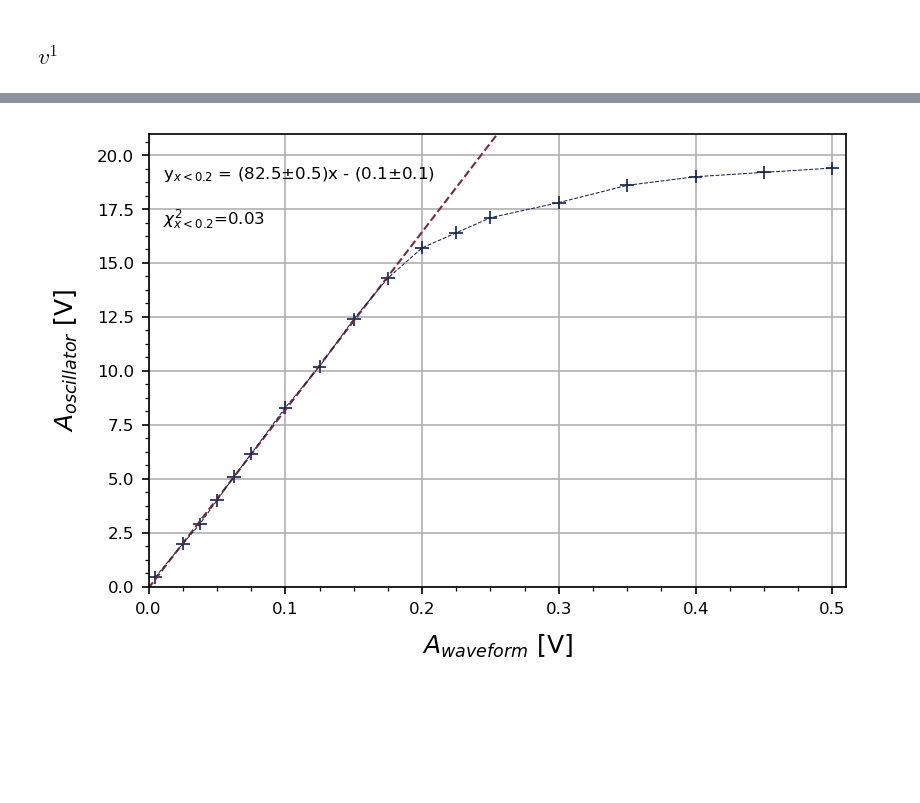
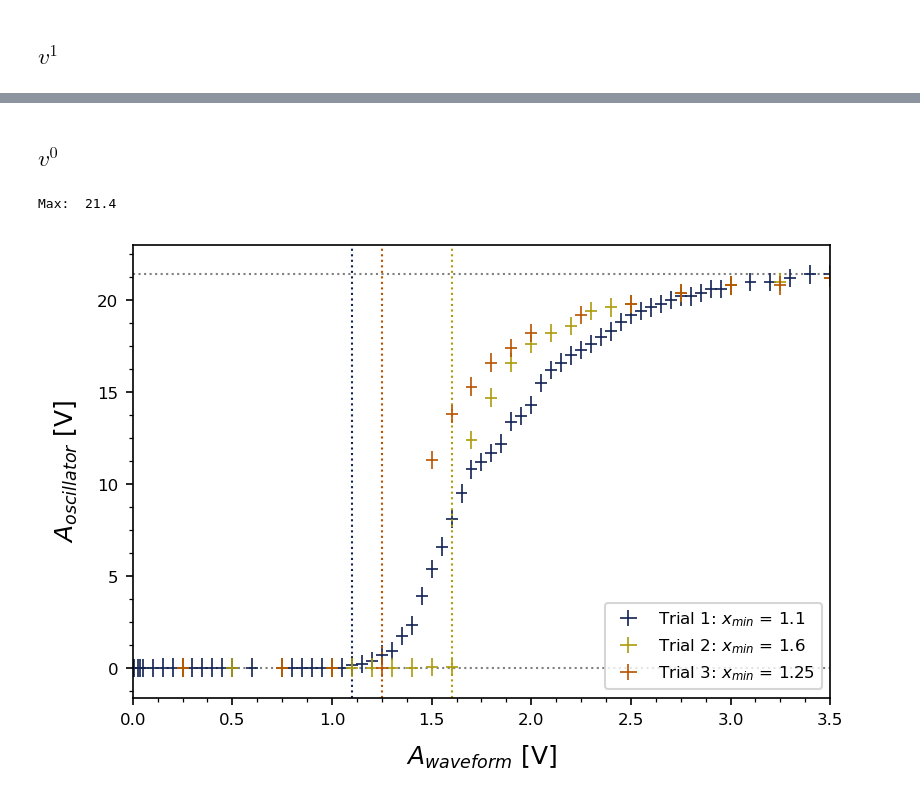
Before and after one commit to parallax-xallaraq/PHSX616, a Jupyter notebook: Lab3 - Torsional Oscillator/Code/Fitting.ipynb, the cells around one changed output, grey strips where cells are left out. Saved outputs shown, nothing was run; the diff lists cells and outputs as text; code cells hidden in the pictures; blank space fills up the shorter version.

```diff
--- a/Lab3 - Torsional Oscillator/Code/Fitting.ipynb
+++ b/Lab3 - Torsional Oscillator/Code/Fitting.ipynb
@@ -17,7 +17,12 @@ path_data = 'C:\\Users\\polar\\OneDrive - The University of Kansas\\PHSX 616\\Gi
 filenames: dict[str,str] = {
    'Resonance Vpp=5'    : path_data + 'ResonanceVpp5.csv',
    'Resonance Vpp=0.25' : path_data + 'ResonanceVpp025.csv',
-   'V1 Ain-Aout'        : path_data + 'V1VarVpp.csv',
+   'V1 Ain-Aout t1'     : path_data + 'V1VarVpp.csv',
+   'V1 Ain-Aout t2'     : path_data + 'V1VarVpp_trial2.csv',
+   'V0 Ain-Aout t1'     : path_data + 'V0VarVpp_trial1.csv',
+   'V0 Ain-Aout t2'     : path_data + 'V0VarVpp_trial2.csv',
+   'V0 Ain-Aout t3'     : path_data + 'V0VarVpp_trial3.csv',
+   'V0 Ain-Aout t4'     : path_data + 'V0VarVpp_trial4.csv',
 } # t==trial
 
 tables: dict[str, dict[str, np.array]] = my.UnpackAllTables(filenames)
@@ -186 +272,3 @@ Q:       1.7910392609699681
+# %% [markdown]
+## $v^0$
 # %%
@@ -234,19 +319,34 @@ def PlotXmanyY_LinearFit(
     if(fileName != '') : my.Save(fileName)
     plt.show()
 # %%
-PlotXmanyY_LinearFit(
-    x = tables['V1 Ain-Aout']['input Amp. [V]'],
-    y  = [tables['V1 Ain-Aout']['Output Amp. [V]']],
-    yleg = [None],
-    c =[colors[0]],
-    xerr = 0.005,    # error on x axis
-    yerr = 0.3,    # error on y axis
-    xlim = (0,.51),
-    ylim=(0,21),
+PlotXmanyY(
+    x = [
+         tables['V0 Ain-Aout t1']['input Amp. [V]'],
+         tables['V0 Ain-Aout t2']['input Amp. [V]'],
+         tables['V0 Ain-Aout t4']['input Amp. [V]']
+         ],
+    y  = [
+          tables['V0 Ain-Aout t1']['Output Amp. [V]'],
+          tables['V0 Ain-Aout t2']['Output Amp. [V]'],
+          tables['V0 Ain-Aout t4']['Output Amp. [V]']
+          ],
+    v = [
+        1.1,
+        1.6,
+        1.25,
+        ],
+    yleg = ['Trial 1', 'Trial 2', 'Trial 3',],
+    c =[colors[0],colors[2],colors[3]],
+    c_fit =[colors[0],colors[2],colors[3]],
+    xerr = 0.03,    # error on x axis
+    yerr = 0.5,    # error on y axis
+    xlim = (0,3.5),
+    # ylim=(0,21),
     xlab = '$A_{waveform}$ [V]', # label on x axis
     ylab = '$A_{oscillator}$ [V]', # label on y axis
-    linestyle = '--',   # style of xy curve line
-    fileName = path_fig+'v1_AinAout_linearFit.png'  # filename to save the figure as
+    linestyle = '',   # style of xy curve line
+    fileName = path_fig+'v1_AinAout_cleaner_fit.png'  # filename to save the figure as
 )
 # %% [output]
+Max:  21.4
-[figure, old version]
+[figure, new version]
```
Also changed, not shown: parts of 7 cells of this notebook, 7 other files.
